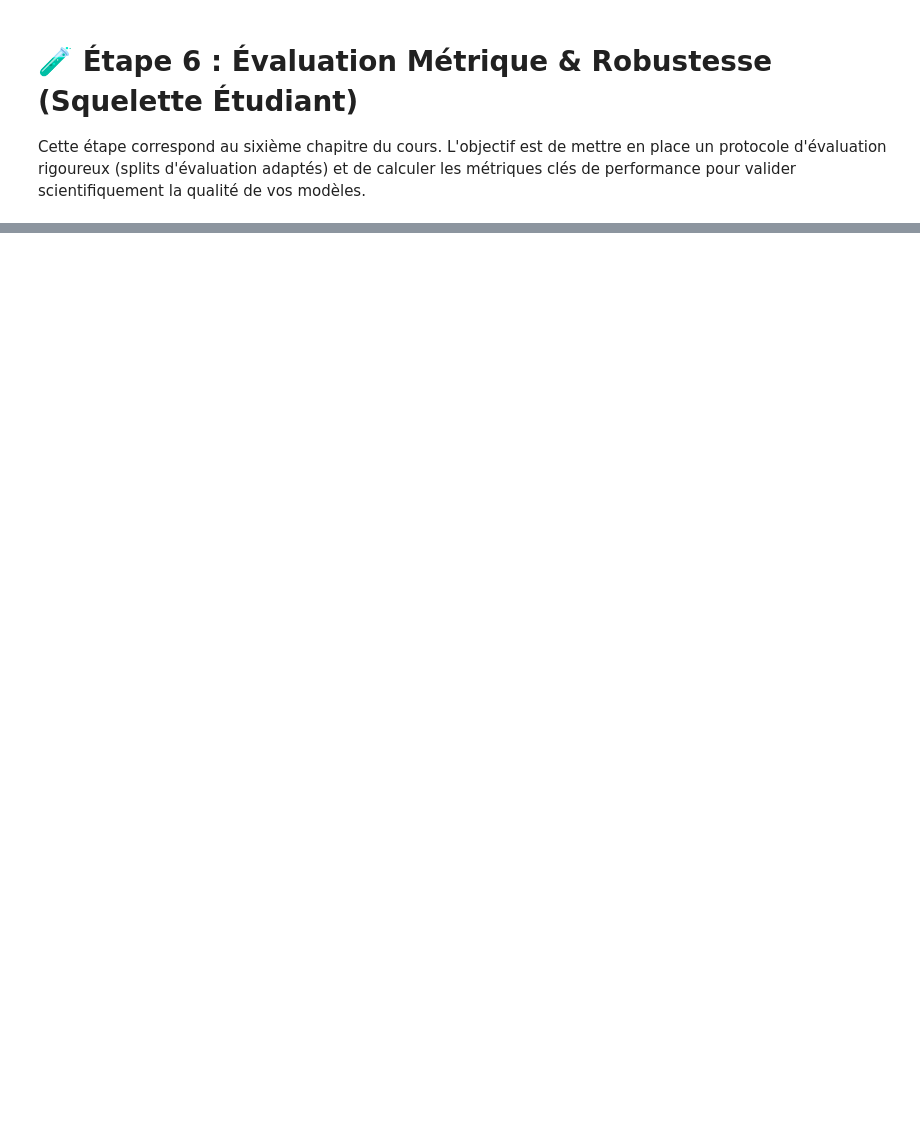
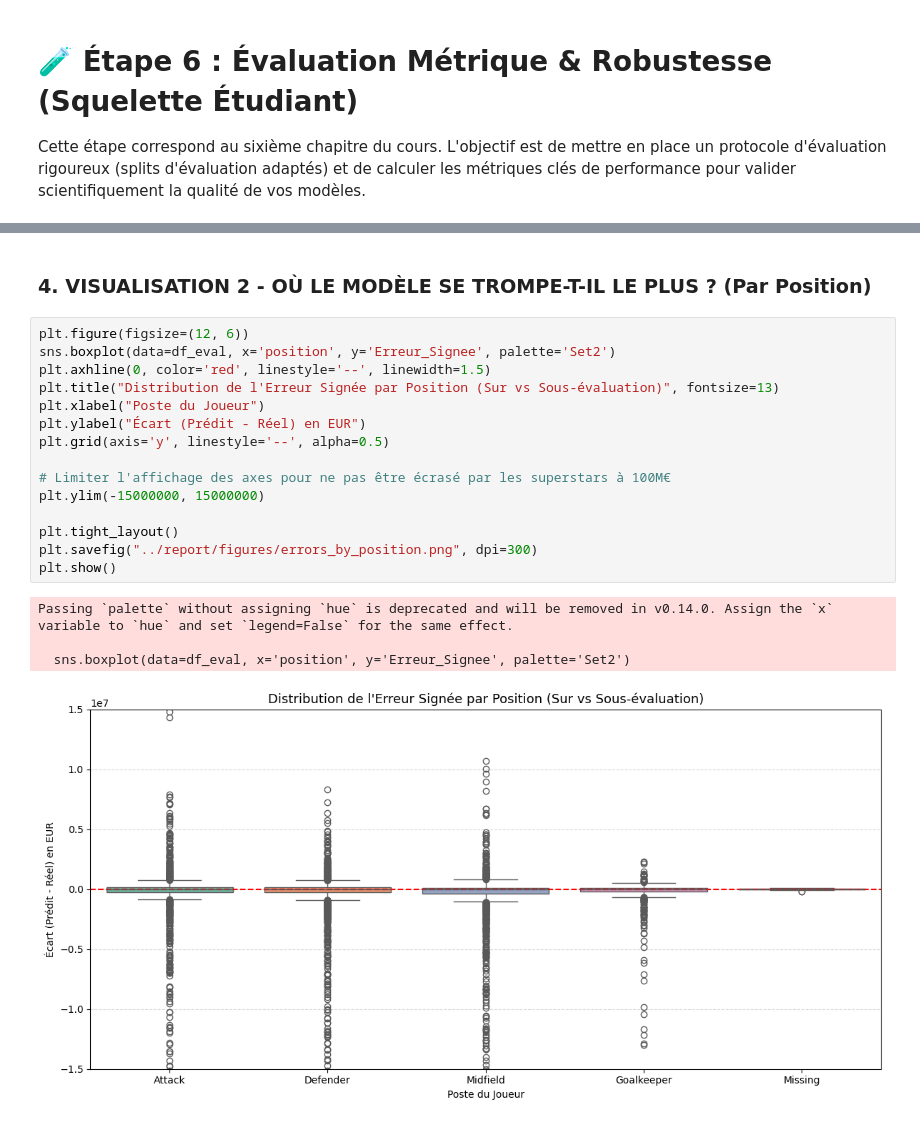
Before and after one commit to HamzaMF7/aptispace-datascience-projet, a Jupyter notebook: notebooks/06_evaluation.ipynb, the cells around one changed output, grey strips where cells are left out. Drawn from its saved outputs; the diff is of its cells as text; blank space fills up the shorter version.

```diff
--- a/notebooks/06_evaluation.ipynb
+++ b/notebooks/06_evaluation.ipynb
@@ -62,0 +101,22 @@ print("Protocole de validation documenté avec succès !")
+# %% [markdown]
+### 4. VISUALISATION 2 - OÙ LE MODÈLE SE TROMPE-T-IL LE PLUS ? (Par Position)
+# %%
+plt.figure(figsize=(12, 6))
+sns.boxplot(data=df_eval, x='position', y='Erreur_Signee', palette='Set2')
+plt.axhline(0, color='red', linestyle='--', linewidth=1.5)
+plt.title("Distribution de l'Erreur Signée par Position (Sur vs Sous-évaluation)", fontsize=13)
+plt.xlabel("Poste du Joueur")
+plt.ylabel("Écart (Prédit - Réel) en EUR")
+plt.grid(axis='y', linestyle='--', alpha=0.5)
+
+# Limiter l'affichage des axes pour ne pas être écrasé par les superstars à 100M€
+plt.ylim(-15000000, 15000000)
+
+plt.tight_layout()
+plt.savefig("../report/figures/errors_by_position.png", dpi=300)
+plt.show()
+# %% [output]
+Passing `palette` without assigning `hue` is deprecated and will be removed in v0.14.0. Assign the `x` variable to `hue` and set `legend=False` for the same effect.
+
+  sns.boxplot(data=df_eval, x='position', y='Erreur_Signee', palette='Set2')
+[figure, added]
```
Also changed, not shown: parts of 13 cells of this notebook, 9 other files.
